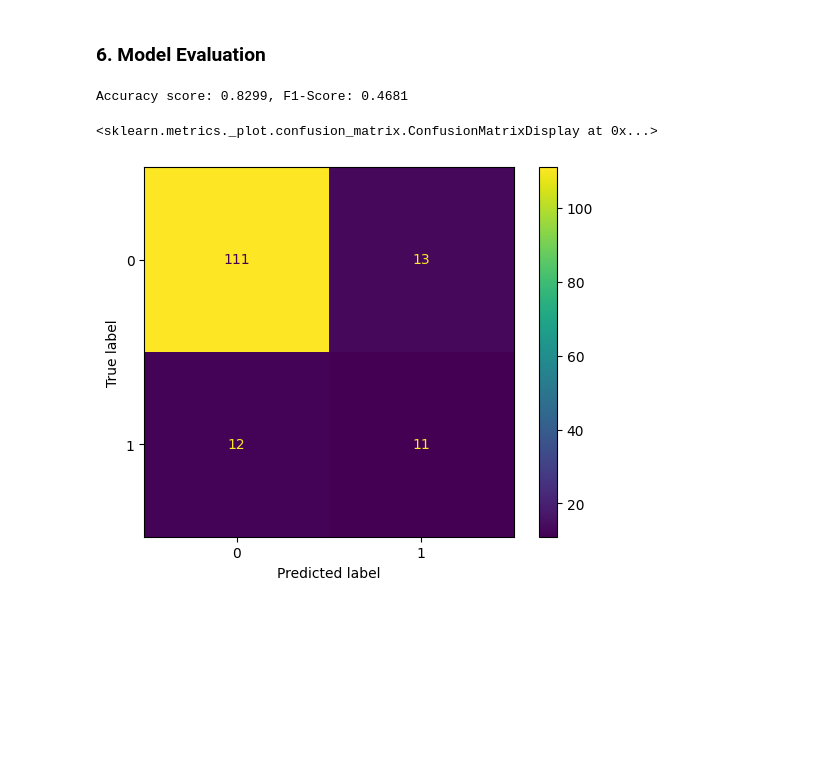
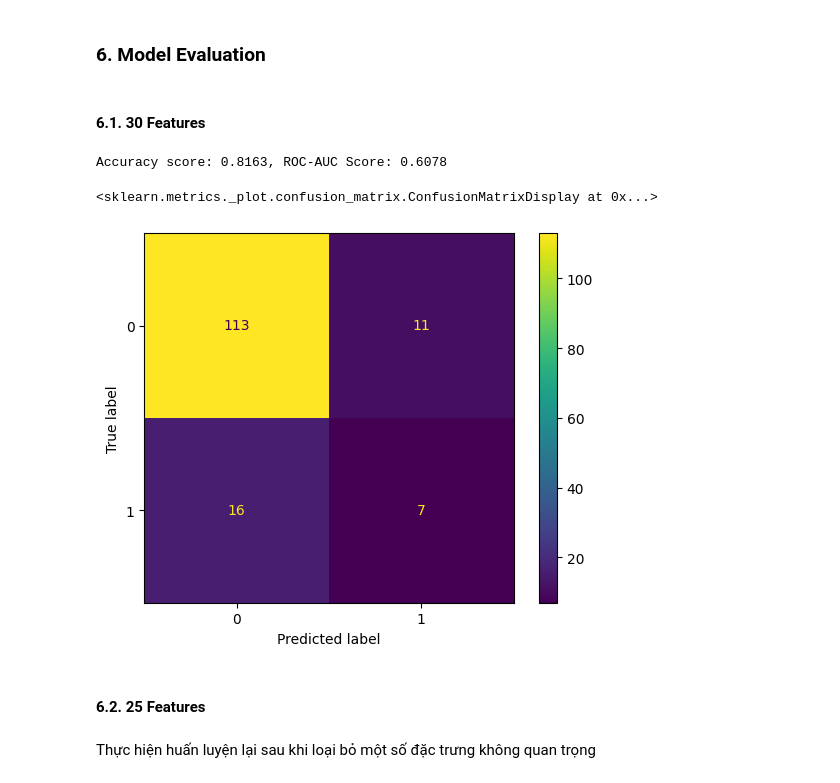
Before and after one commit to duong28022003/EmpAttrition, a Jupyter notebook: DeepLearning Models.ipynb, the cells around one changed output. Saved outputs shown, nothing was run; the diff lists cells and outputs as text; code cells hidden in the pictures; blank space fills up the shorter version.

```diff
--- a/DeepLearning Models.ipynb
+++ b/DeepLearning Models.ipynb
@@ -206,20 +206,27 @@ Training finished. Best Accuracy: 0.8299, Best ROC-AUC Score: 0.7141
 # %% [markdown]
 ### 6. Model Evaluation
+# %% [markdown]
+#### 6.1. 30 Features
 # %%
-model.load_state_dict(torch.load('Models/NeuralNetwork__31_features__1744046838/best_accuracy.pth'))
+model = NeuralNetwork(input_dim=30, output_dim=2).to(device)
+model.load_state_dict(torch.load('Models/NeuralNetwork__30_features__1744091785/best_accuracy.pth'))
 
 model.eval()
 y_pred = []
 with torch.no_grad():
     loader = test_loader
     for x, y in loader:
         x, y = x.to(device), y.to(device)
         preds = model(x)
         y_pred.extend(preds.argmax(dim=1).tolist())
 
-print(f'Accuracy score: {accuracy_score(y_test, y_pred):.4f}, F1-Score: {f1_score(y_test, y_pred):.4f}')
+print(f'Accuracy score: {accuracy_score(y_test, y_pred):.4f}, ROC-AUC Score: {roc_auc_score(y_test, y_pred):.4f}')
 ConfusionMatrixDisplay(confusion_matrix(y_test, y_pred)).plot()
 # %% [output]
-Accuracy score: 0.8299, F1-Score: 0.4681
+Accuracy score: 0.8163, ROC-AUC Score: 0.6078
 <sklearn.metrics._plot.confusion_matrix.ConfusionMatrixDisplay at 0x...>
-[figure, old version]
+[figure, new version]
+# %% [markdown]
+#### 6.2. 25 Features
+# %% [markdown]
+Thực hiện huấn luyện lại sau khi loại bỏ một số đặc trưng không quan trọng
```
Also changed, not shown: parts of 3 cells of this notebook.
